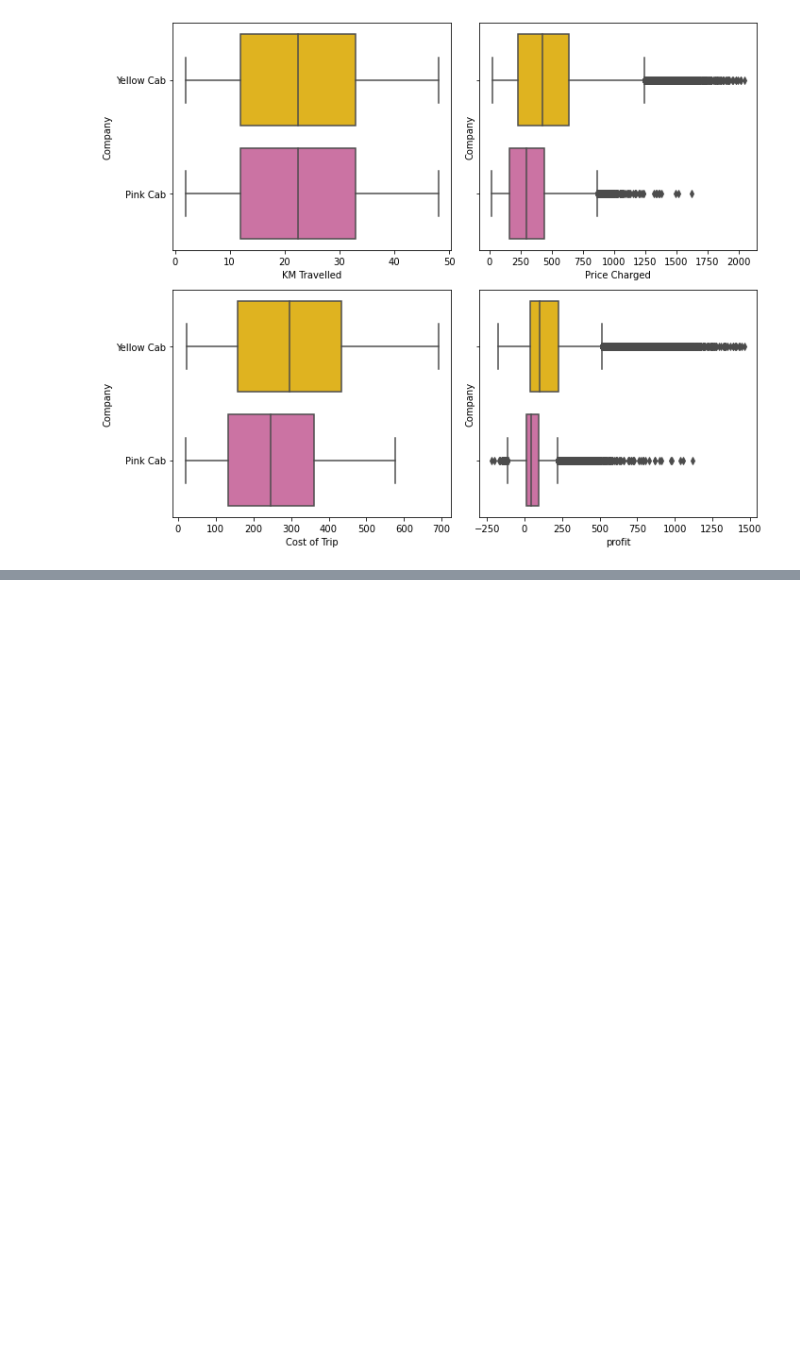
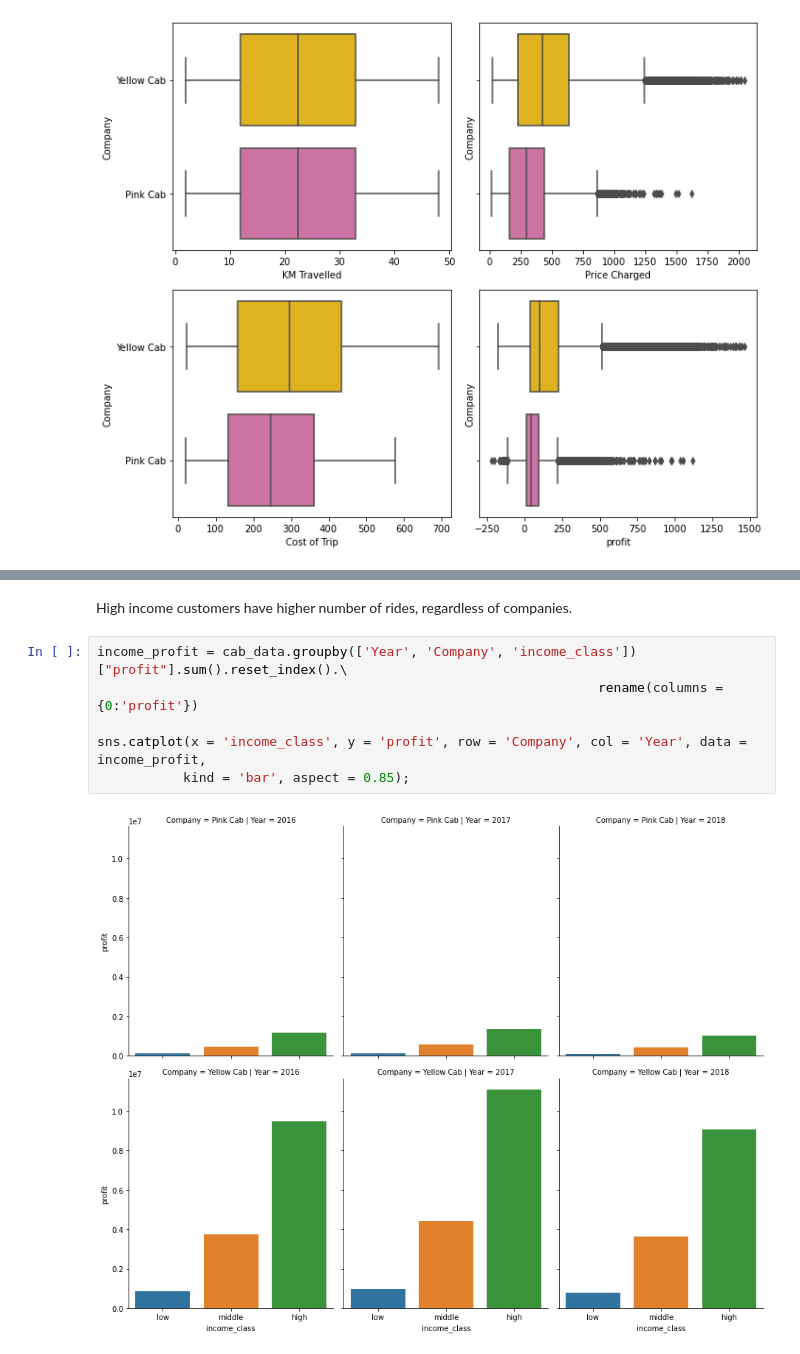
Before and after one commit to MohsenBah/G2M_Insight_Cab_Investment, a Jupyter notebook: G2M_insights.ipynb, the cells around one changed output, grey strips where cells are left out. Drawn from its saved outputs; the diff is of its cells as text; blank space fills up the shorter version.

```diff
--- a/G2M_insights.ipynb
+++ b/G2M_insights.ipynb
@@ -1066,0 +1046,10 @@ pr4.groupby(["Year", "Company"]).agg({
+# %% [markdown]
+High income customers have higher number of rides, regardless of companies.
+# %%
+income_profit = cab_data.groupby(['Year', 'Company', 'income_class'])["profit"].sum().reset_index().\
+                                                                rename(columns = {0:'profit'})
+
+sns.catplot(x = 'income_class', y = 'profit', row = 'Company', col = 'Year', data = income_profit,
+           kind = 'bar', aspect = 0.85);
+# %% [output]
+[figure, added]
```
Also changed, not shown: parts of 73 cells of this notebook, 1 other file.
